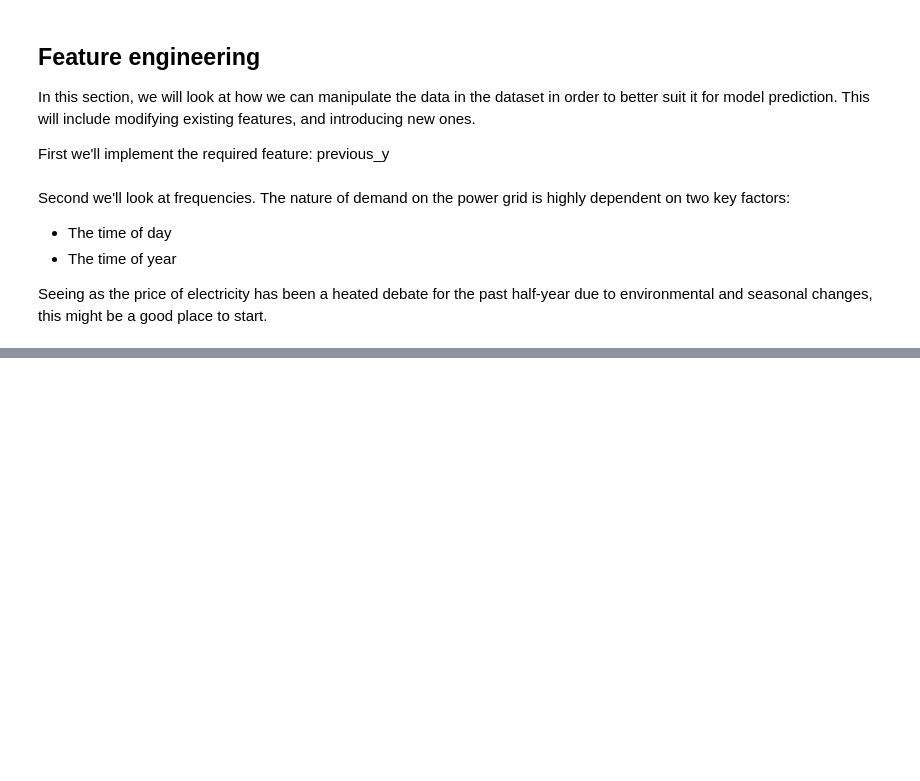
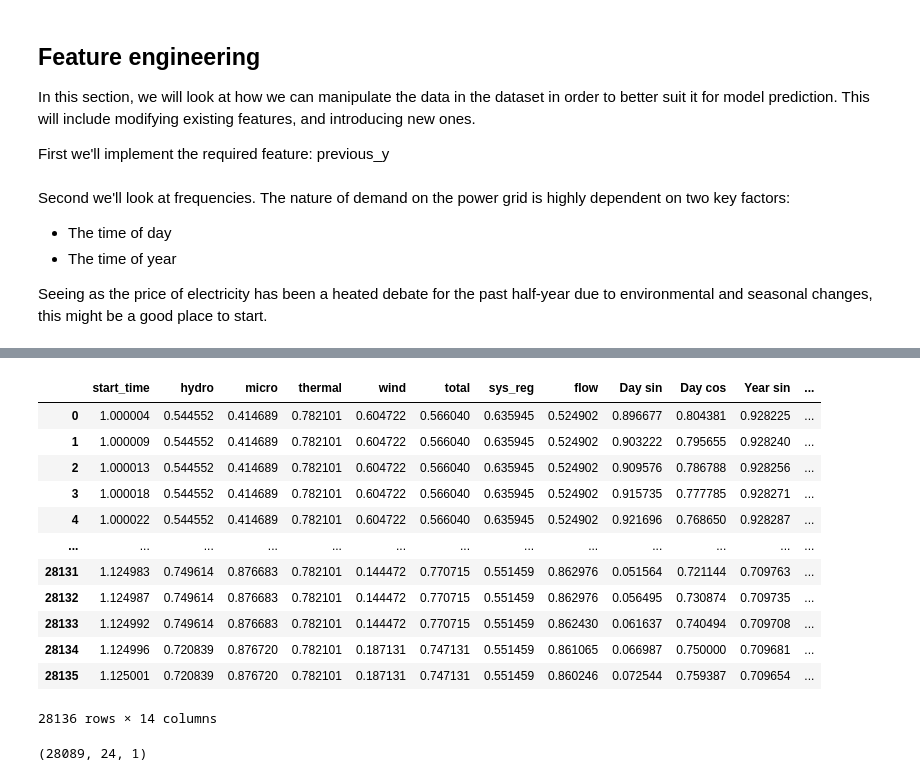
Before and after one commit to Mathipe98/IT3030-Projects, a Jupyter notebook: Project 3/start.ipynb, the cells around one changed output, grey strips where cells are left out. Drawn from its saved outputs; the diff is of its cells as text; code cells hidden in the pictures; blank space fills up the shorter version.

Commit message:
Updated agent

```diff
--- a/Project 3/start.ipynb
+++ b/Project 3/start.ipynb
@@ -137,5 +197,9 @@ model = get_lstm_model()
 df_train = agent.add_previous_y_to_df(df_train, training=True)
 df_test = agent.add_previous_y_to_df(df_test, training=False)
 agent.fit_scalers_to_df(df_train)
-agent.train(df_train, model=model, epochs=EPOCHS)
+df_train = agent.transform_df(df_train)
+df_test = agent.transform_df(df_test)
+window = WindowGenerator(input_width=24, label_width=24, shift=24, train_df=df_train, val_df=None, test_df=df_test, label_columns=['y'])
+history = model.fit(window.train, epochs=EPOCHS)
+# agent.train(df_train, model=model, epochs=EPOCHS)
 # history = agent.train(df_train, model=model, epochs=EPOCHS)
@@ -144,6 +210,26 @@ agent.train(df_train, model=model, epochs=EPOCHS)
 # plt.plot(range(len(loss_per_epoch)),loss_per_epoch)
 # plt.xlabel('Epoch')
 # plt.ylabel('Loss')
+# %%
+df_test
+# %% [output]
+|  | start_time | hydro | micro | thermal | wind | total | sys_reg | flow | Day sin | Day cos | Year sin | ... |
+| 0 | 1.000004 | 0.544552 | 0.414689 | 0.782101 | 0.604722 | 0.566040 | 0.635945 | 0.524902 | 0.896677 | 0.804381 | 0.928225 | ... |
+| 1 | 1.000009 | 0.544552 | 0.414689 | 0.782101 | 0.604722 | 0.566040 | 0.635945 | 0.524902 | 0.903222 | 0.795655 | 0.928240 | ... |
+| 2 | 1.000013 | 0.544552 | 0.414689 | 0.782101 | 0.604722 | 0.566040 | 0.635945 | 0.524902 | 0.909576 | 0.786788 | 0.928256 | ... |
+| 3 | 1.000018 | 0.544552 | 0.414689 | 0.782101 | 0.604722 | 0.566040 | 0.635945 | 0.524902 | 0.915735 | 0.777785 | 0.928271 | ... |
+| 4 | 1.000022 | 0.544552 | 0.414689 | 0.782101 | 0.604722 | 0.566040 | 0.635945 | 0.524902 | 0.921696 | 0.768650 | 0.928287 | ... |
+| ... | ... | ... | ... | ... | ... | ... | ... | ... | ... | ... | ... | ... |
+| 28131 | 1.124983 | 0.749614 | 0.876683 | 0.782101 | 0.144472 | 0.770715 | 0.551459 | 0.862976 | 0.051564 | 0.721144 | 0.709763 | ... |
+| 28132 | 1.124987 | 0.749614 | 0.876683 | 0.782101 | 0.144472 | 0.770715 | 0.551459 | 0.862976 | 0.056495 | 0.730874 | 0.709735 | ... |
+| 28133 | 1.124992 | 0.749614 | 0.876683 | 0.782101 | 0.144472 | 0.770715 | 0.551459 | 0.862430 | 0.061637 | 0.740494 | 0.709708 | ... |
+| 28134 | 1.124996 | 0.720839 | 0.876720 | 0.782101 | 0.187131 | 0.747131 | 0.551459 | 0.861065 | 0.066987 | 0.750000 | 0.709681 | ... |
+| 28135 | 1.125001 | 0.720839 | 0.876720 | 0.782101 | 0.187131 | 0.747131 | 0.551459 | 0.860246 | 0.072544 | 0.759387 | 0.709654 | ... |
+28136 rows × 14 columns
+# %%
+model.predict(window.test).shape
+# %% [output]
+(28089, 24, 1)
 # %%
 x_valid = df_test.drop("y", axis=1)
 y_pred = agent.predict_2hrs(df=x_valid, model=model)
```
Also changed, not shown: parts of 9 cells of this notebook, 1 other file.
